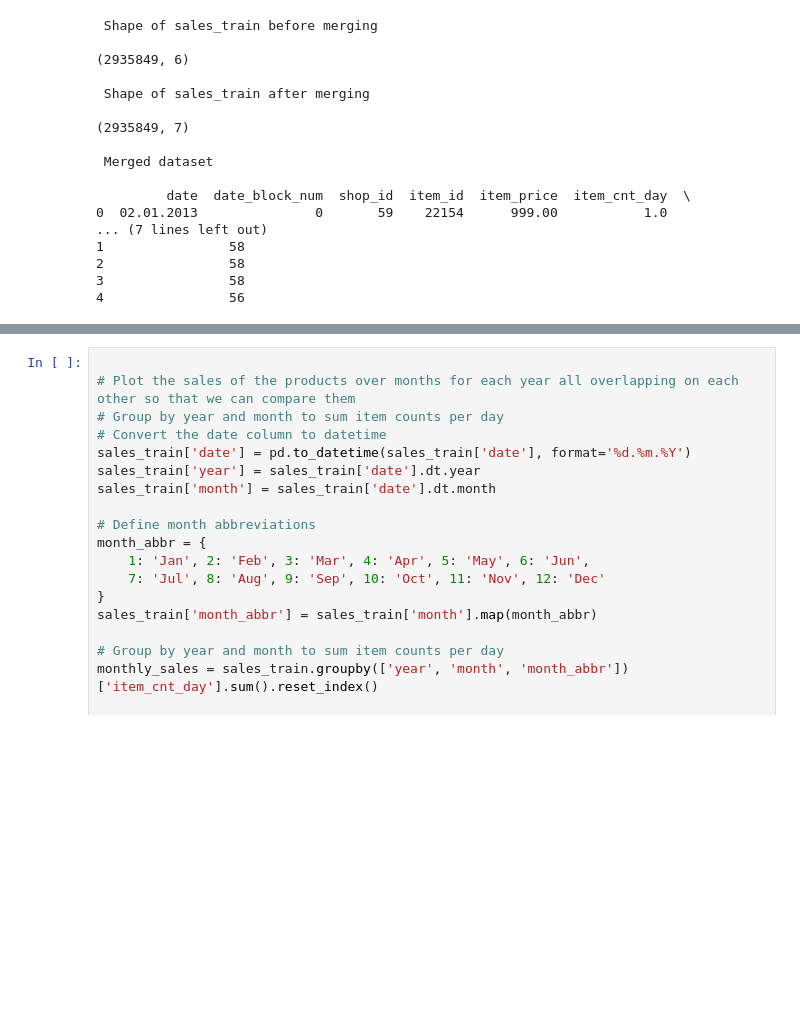
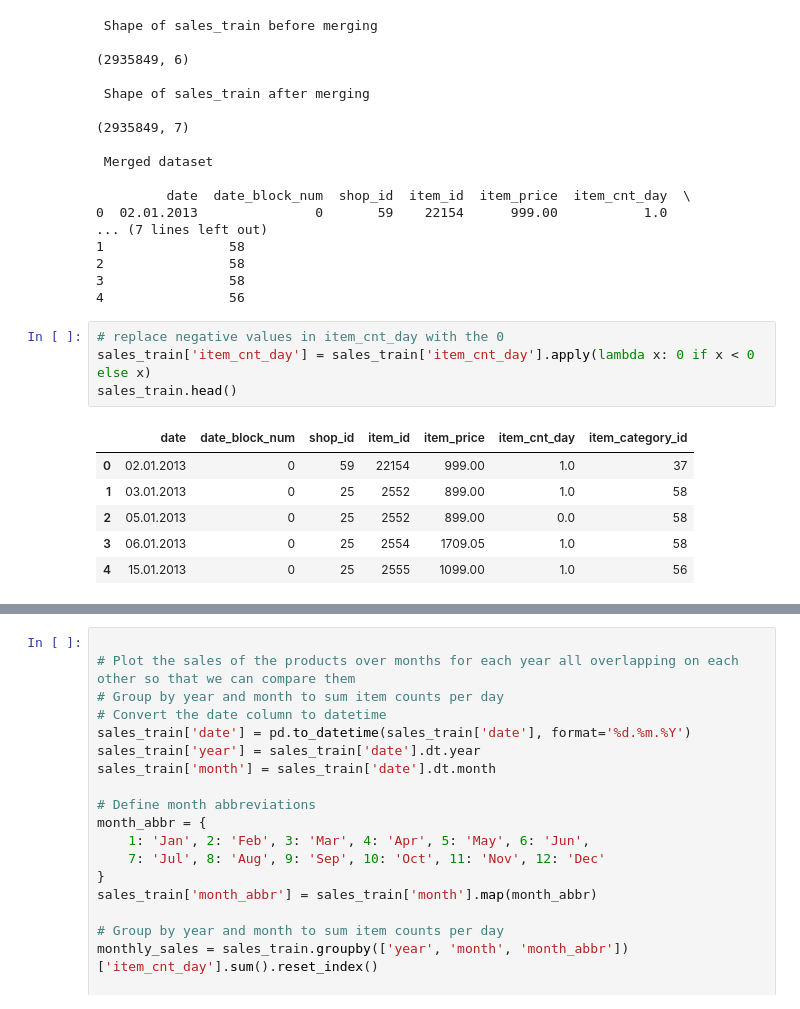
Before and after one commit to naveen-malla/Kaggle-Projects, a Jupyter notebook: Predict Future Sales/predict.ipynb, the cells around one changed output, grey strips where cells are left out. Saved outputs shown, nothing was run; the diff lists cells and outputs as text; blank space fills up the shorter version.

```diff
--- a/Predict Future Sales/predict.ipynb
+++ b/Predict Future Sales/predict.ipynb
@@ -106,5 +106,16 @@ print(sales_train.head())
 2                58
 3                58
 4                56
+# %%
+# replace negative values in item_cnt_day with the 0
+sales_train['item_cnt_day'] = sales_train['item_cnt_day'].apply(lambda x: 0 if x < 0 else x)
+sales_train.head()
+# %% [output]
+|  | date | date_block_num | shop_id | item_id | item_price | item_cnt_day | item_category_id |
+| 0 | 02.01.2013 | 0 | 59 | 22154 | 999.00 | 1.0 | 37 |
+| 1 | 03.01.2013 | 0 | 25 | 2552 | 899.00 | 1.0 | 58 |
+| 2 | 05.01.2013 | 0 | 25 | 2552 | 899.00 | 0.0 | 58 |
+| 3 | 06.01.2013 | 0 | 25 | 2554 | 1709.05 | 1.0 | 58 |
+| 4 | 15.01.2013 | 0 | 25 | 2555 | 1099.00 | 1.0 | 56 |
 # %%
 # plot the sales of the products over months
```
Also changed, not shown: parts of 1 cell of this notebook.
